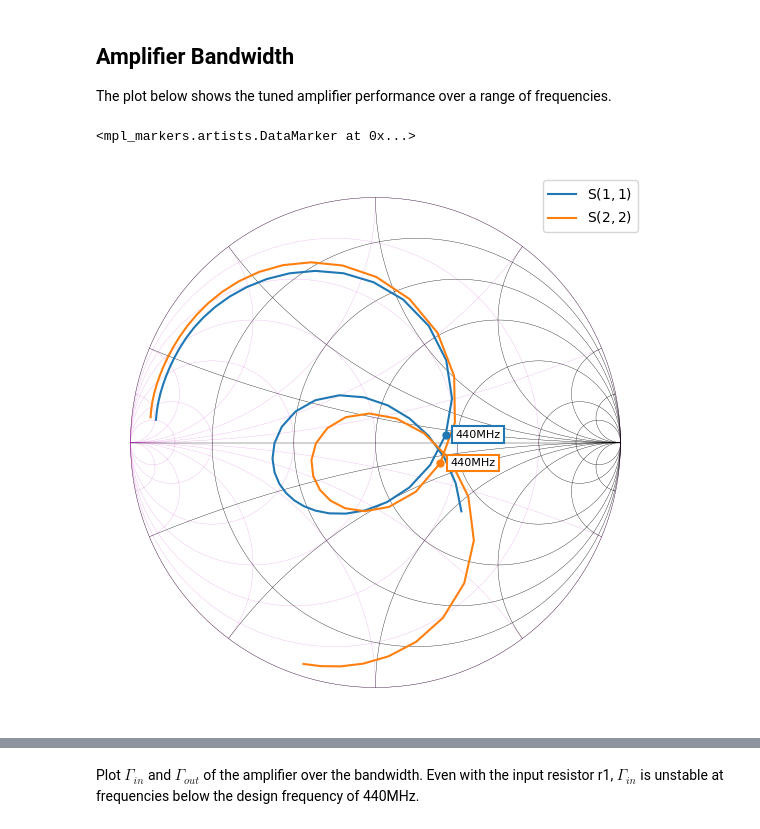
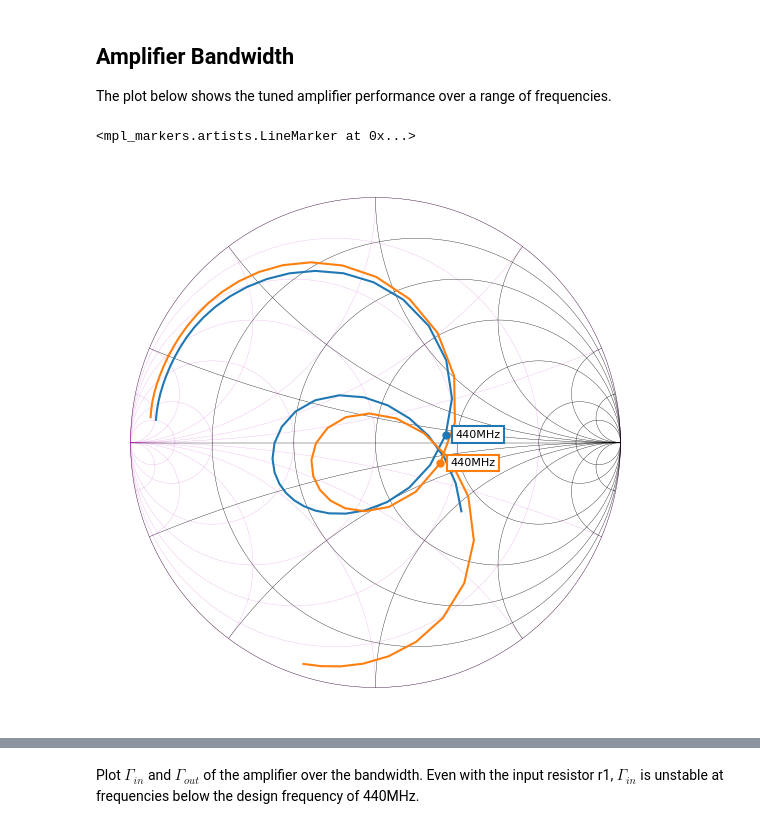
Before and after one commit to ricklyon/rfnetwork, a Jupyter notebook: examples/amplifier_tune.ipynb, the cells around one changed output, grey strips where cells are left out. Drawn from its saved outputs; the diff is of its cells as text; code cells hidden in the pictures.

```diff
--- a/examples/amplifier_tune.ipynb
+++ b/examples/amplifier_tune.ipynb
@@ -235,10 +227,10 @@ pa_m.plot(f0, 22, fmt="smith", marker="o", axes=ax);
 The plot below shows the tuned amplifier performance over a range of frequencies.
 # %%
 ax = pa_m.plot(frequency, 11, 22, fmt="smith")
-smithchart_marker(ax, f0)
+rfn.plots.smithchart_marker(ax, frequency, f0)
 # %% [output]
-<mpl_markers.artists.DataMarker at 0x...>
+<mpl_markers.artists.LineMarker at 0x...>
-[figure, old version]
+[figure, new version]
 # %%
 pa_m.plot(frequency, 11, 22, 21, fmt="db")
 mplm.line_marker(x=f0/1e9)
```
Also changed, not shown: parts of 7 cells of this notebook.
